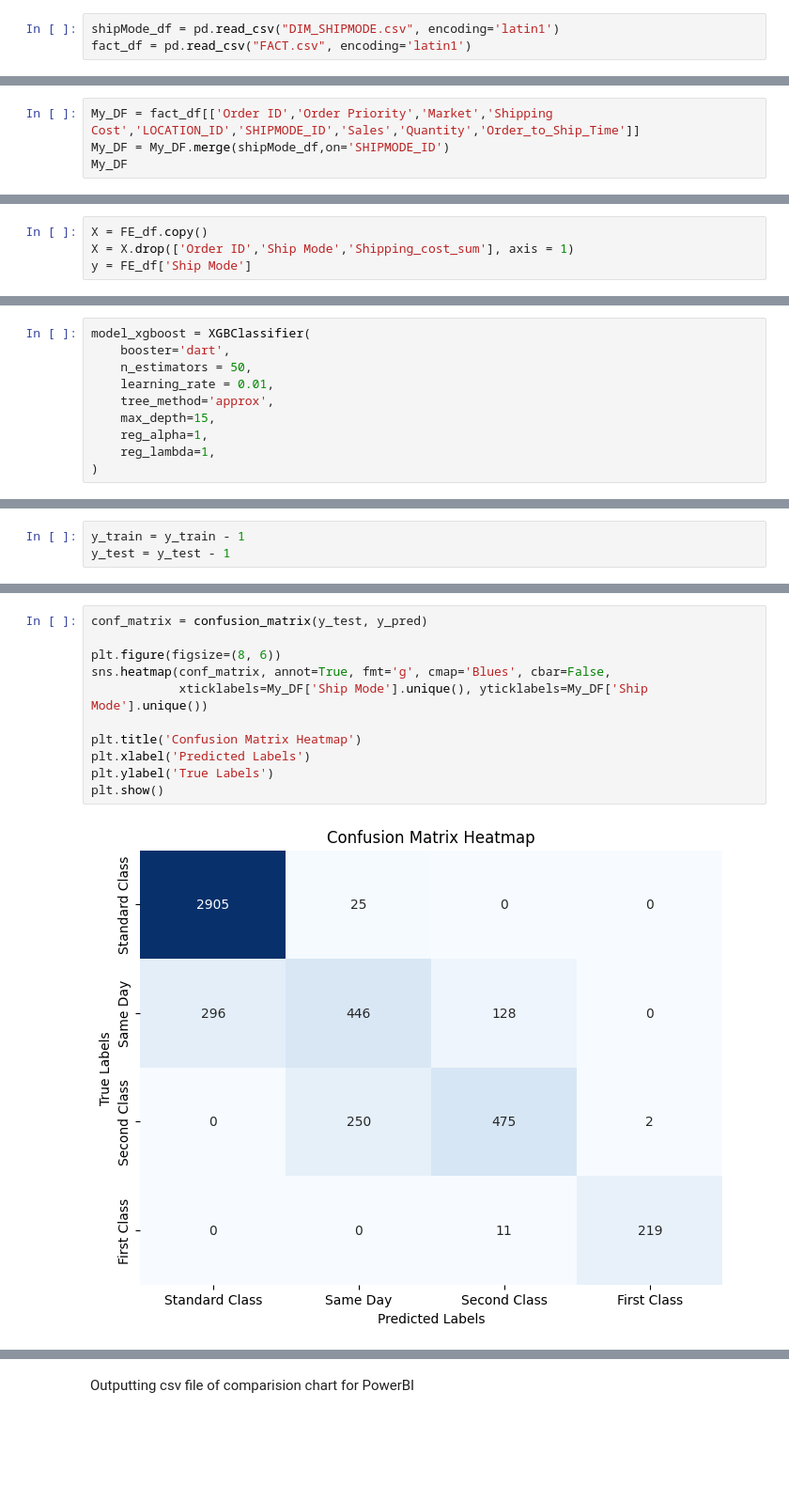
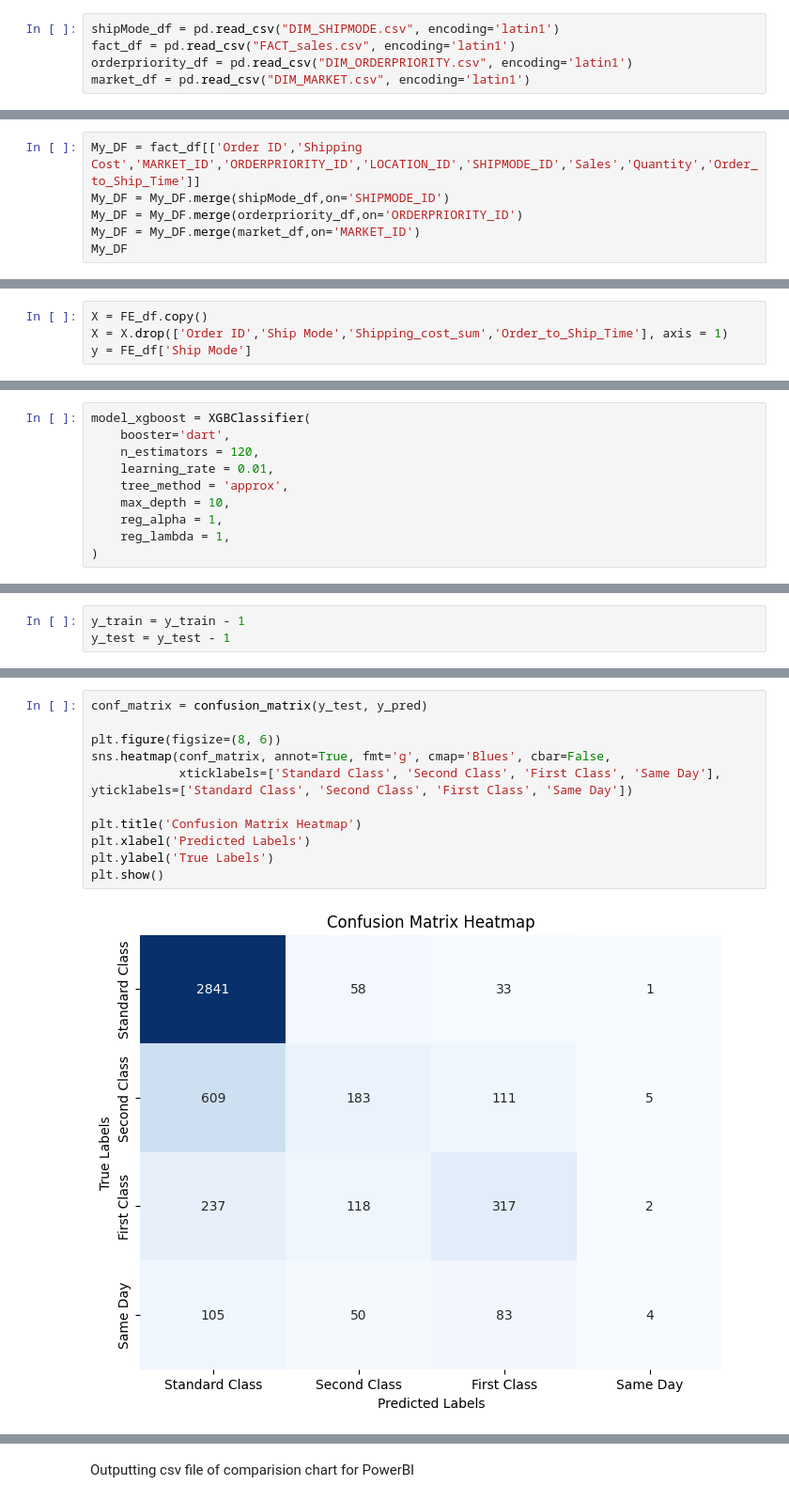
Before and after one commit to soheilAmh/Super_store, a Jupyter notebook: Q2/ship_mode.ipynb, the cells around one changed output, grey strips where cells are left out. Shown at 94% size. Cells and saved outputs as stored; diff of their text form; blank space fills up the shorter version.

```diff
--- a/Q2/ship_mode.ipynb
+++ b/Q2/ship_mode.ipynb
@@ -17,7 +17,9 @@ from sklearn.metrics import confusion_matrix
 Import tables from csv files
 # %%
 shipMode_df = pd.read_csv("DIM_SHIPMODE.csv", encoding='latin1')
-fact_df = pd.read_csv("FACT.csv", encoding='latin1')
+fact_df = pd.read_csv("FACT_sales.csv", encoding='latin1')
+orderpriority_df = pd.read_csv("DIM_ORDERPRIORITY.csv", encoding='latin1')
+market_df = pd.read_csv("DIM_MARKET.csv", encoding='latin1')
 # %%
 fact_df
 # %% [output]
@@ -37,5 +39,7 @@ fact_df
 # %%
-My_DF = fact_df[['Order ID','Order Priority','Market','Shipping Cost','LOCATION_ID','SHIPMODE_ID','Sales','Quantity','Order_to_Ship_Time']]
+My_DF = fact_df[['Order ID','Shipping Cost','MARKET_ID','ORDERPRIORITY_ID','LOCATION_ID','SHIPMODE_ID','Sales','Quantity','Order_to_Ship_Time']]
 My_DF = My_DF.merge(shipMode_df,on='SHIPMODE_ID')
+My_DF = My_DF.merge(orderpriority_df,on='ORDERPRIORITY_ID')
+My_DF = My_DF.merge(market_df,on='MARKET_ID')
 My_DF
 # %% [output]
@@ -244,5 +234,5 @@ FE_df['log_cost'] = new_Df['log_cost']
 [figure]
 # %%
 X = FE_df.copy()
-X = X.drop(['Order ID','Ship Mode','Shipping_cost_sum'], axis = 1)
+X = X.drop(['Order ID','Ship Mode','Shipping_cost_sum','Order_to_Ship_Time'], axis = 1)
 y = FE_df['Ship Mode']
@@ -337,11 +311,11 @@ XGBoost
 # %%
 model_xgboost = XGBClassifier(
     booster='dart',
-    n_estimators = 50,
+    n_estimators = 120,
     learning_rate = 0.01,
-    tree_method='approx',
-    max_depth=15,
-    reg_alpha=1,
-    reg_lambda=1,
+    tree_method = 'approx',
+    max_depth = 10,
+    reg_alpha = 1,
+    reg_lambda = 1,
 )
 # %%
@@ -387,16 +377,16 @@ Accuracy: 85.03%
 # %%
 conf_matrix = confusion_matrix(y_test, y_pred)
 
 plt.figure(figsize=(8, 6))
 sns.heatmap(conf_matrix, annot=True, fmt='g', cmap='Blues', cbar=False,
-            xticklabels=My_DF['Ship Mode'].unique(), yticklabels=My_DF['Ship Mode'].unique())
+            xticklabels=['Standard Class', 'Second Class', 'First Class', 'Same Day'], yticklabels=['Standard Class', 'Second Class', 'First Class', 'Same Day'])
 
 plt.title('Confusion Matrix Heatmap')
 plt.xlabel('Predicted Labels')
 plt.ylabel('True Labels')
 plt.show()
 # %% [output]
-[figure, old version]
+[figure, new version]
 # %%
 feature_importances = classifier.feature_importances_
 
```
Also changed, not shown: parts of 18 cells of this notebook, 6 other files.
